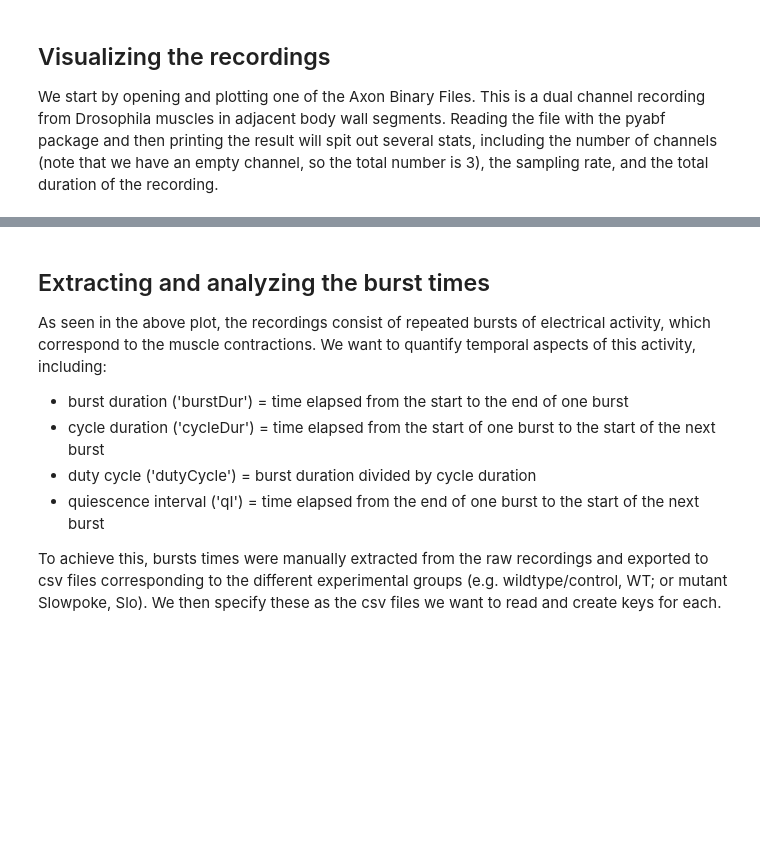
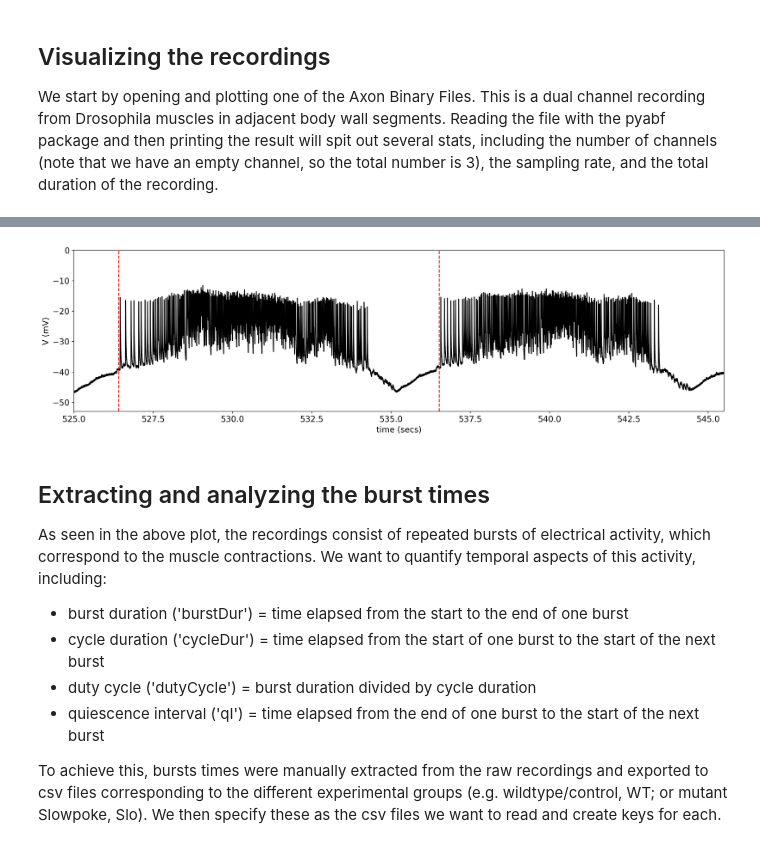
Before and after one commit to emckiernan/physio-analysis, a Jupyter notebook: code/burstData_fromBaseCode.ipynb, the cells around one changed output, grey strips where cells are left out. Cells and saved outputs as stored; diff of their text form; code cells hidden in the pictures; blank space fills up the shorter version.

```diff
--- a/code/burstData_fromBaseCode.ipynb
+++ b/code/burstData_fromBaseCode.ipynb
@@ -110,3 +110,17 @@ plt.tight_layout();
+# %%
+# plot just the second channel
+plt.figure(figsize=(20,5))
+abf.setSweep(sweepNumber=0, channel=1)
+plt.plot(abf.sweepX,abf.sweepY,label="Channel 2",color='k')
+
+# plot labels and limits
+plt.ylabel('V (mV)')
+plt.xlabel('time (secs)')
+plt.axvline(x=526.42,color='r',ls='--')
+plt.axvline(x=536.52,color='r',ls='--')
+plt.axis([525, 545.5, -53, -0]);
+# %% [output]
+[figure, added]
 # %% [markdown]
 ## Extracting and analyzing the burst times
 As seen in the above plot, the recordings consist of repeated bursts of electrical activity, which correspond to the muscle contractions. We want to quantify temporal aspects of this activity, including:
```
Also changed, not shown: parts of 2 cells of this notebook, 13 other files.
